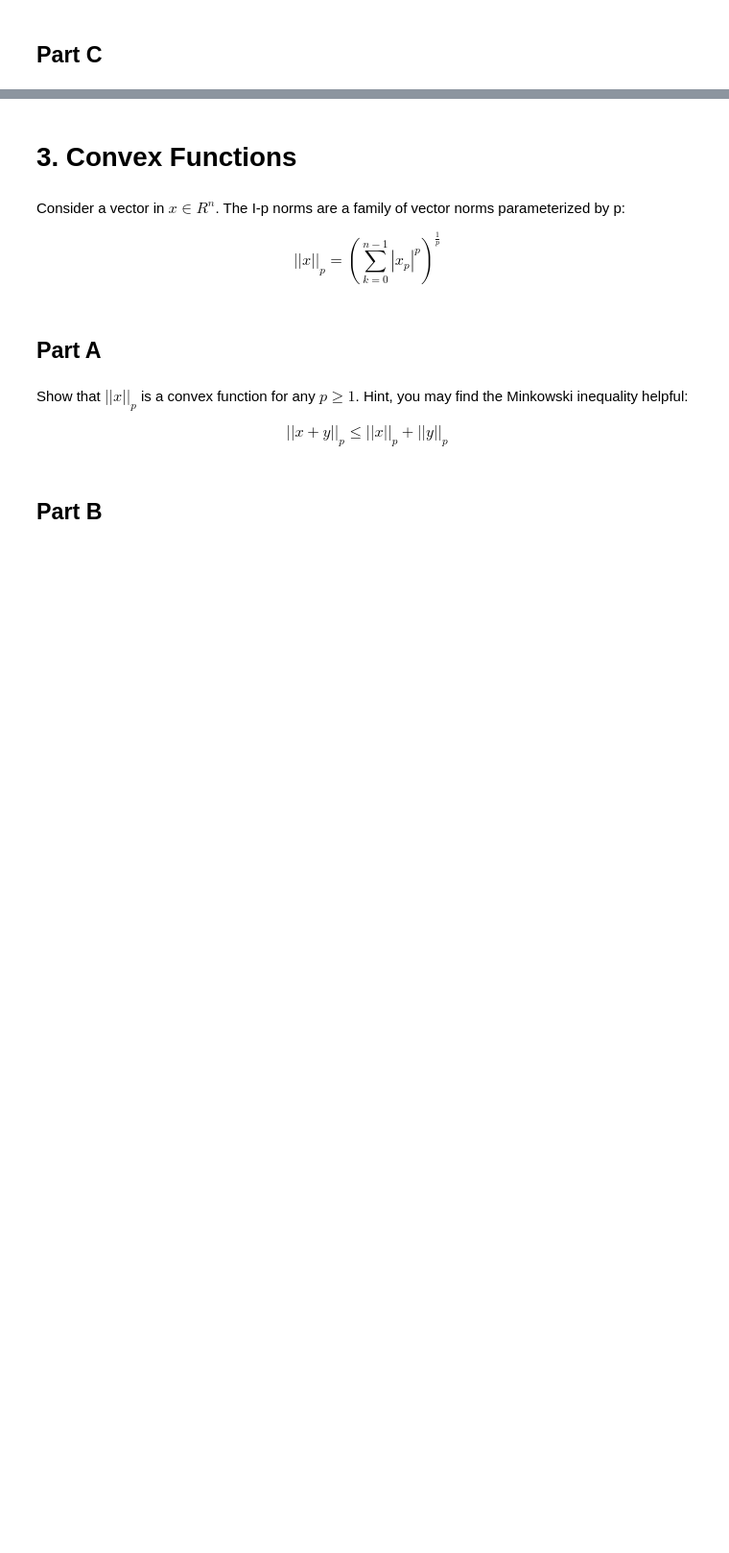
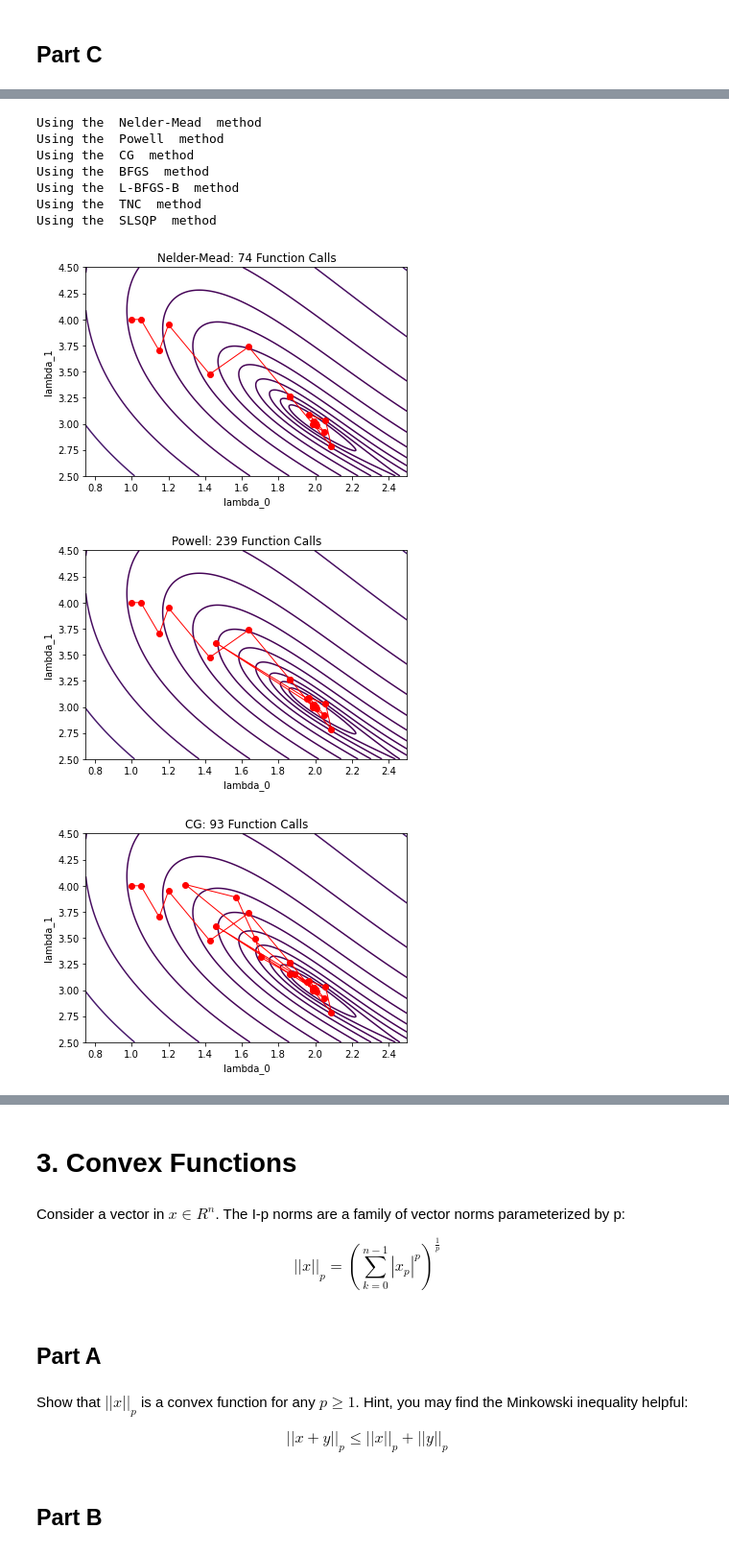
Before and after one commit to Classes-MCA/PHSCS513R-Computational-Physics, a Jupyter notebook: Homework/8 - Optimization.ipynb, the cells around one changed output, grey strips where cells are left out. Shown at 96% size. Saved outputs shown, nothing was run; the diff lists cells and outputs as text; code cells hidden in the pictures; blank space fills up the shorter version.

```diff
--- a/Homework/8 - Optimization.ipynb
+++ b/Homework/8 - Optimization.ipynb
@@ -208,0 +260,71 @@ This problem becomes much more severe in high dimensions. The banana-shaped elli
+# %%
+def objective(lam):
+    return C(lam[0],lam[1])
+
+def callback(lam_i):
+    lam_convergence.append([lam_i[0],lam_i[1]])
+
+def plotConvergence(lam_convergence,solver):
+    fig,ax = plt.subplots()
+    contour = ax.contour(LAM_0,LAM_1,C(LAM_0,LAM_1),levels = np.logspace(-4,0,15),cmap = 'viridis')
+    lam_convergence = np.array(lam_convergence)
+    plt.plot(lam_convergence[:,0],lam_convergence[:,1],marker = 'o',linewidth = 1, color = "red");
+    title_string = str(solver + ": " + str(results.nfev) + " Function Calls")
+    plt.title(title_string)
+    plt.xlabel("lambda_0")
+    plt.ylabel("lambda_1")
+
+# Defining the grid
+lam_0 = np.linspace(0.75,2.5,500)
+lam_1 = np.linspace(2.5,4.5,500)
+LAM_0,LAM_1 = np.meshgrid(lam_0,lam_1)
+
+startingPoint = [1,4]
+lam_convergence = [startingPoint];
+
+# Trying different solvers
+solver = 'Nelder-Mead'
+print("Using the ", solver, " method")
+results = optimize.minimize(objective,startingPoint,method = solver,callback = callback,options = {'disp': False})
+plotConvergence(lam_convergence,solver)
+
+solver = 'Powell'
+print("Using the ", solver, " method")
+results = optimize.minimize(objective,startingPoint,method = solver,callback = callback,options = {'disp': False})
+plotConvergence(lam_convergence,solver)
+
+solver = 'CG'
+print("Using the ", solver, " method")
+results = optimize.minimize(objective,startingPoint,method = solver,callback = callback,options = {'disp': False})
+plotConvergence(lam_convergence,solver)
+
+solver = 'BFGS'
+print("Using the ", solver, " method")
+results = optimize.minimize(objective,startingPoint,method = solver,callback = callback,options = {'disp': False})
+plotConvergence(lam_convergence,solver)
+
+solver = 'L-BFGS-B'
+print("Using the ", solver, " method")
+results = optimize.minimize(objective,startingPoint,method = solver,callback = callback,options = {'disp': False})
+plotConvergence(lam_convergence,solver)
+
+solver = 'TNC'
+print("Using the ", solver, " method")
+results = optimize.minimize(objective,startingPoint,method = solver,callback = callback,options = {'disp': False})
+plotConvergence(lam_convergence,solver)
+
+solver = 'SLSQP'
+print("Using the ", solver, " method")
+results = optimize.minimize(objective,startingPoint,method = solver,callback = callback,options = {'disp': False})
+plotConvergence(lam_convergence,solver)
+# %% [output]
+Using the  Nelder-Mead  method
+Using the  Powell  method
+Using the  CG  method
+Using the  BFGS  method
+Using the  L-BFGS-B  method
+Using the  TNC  method
+Using the  SLSQP  method
+[figure, added]
+[figure, added]
+[figure, added]
```
Also changed, not shown: parts of 11 cells of this notebook.
